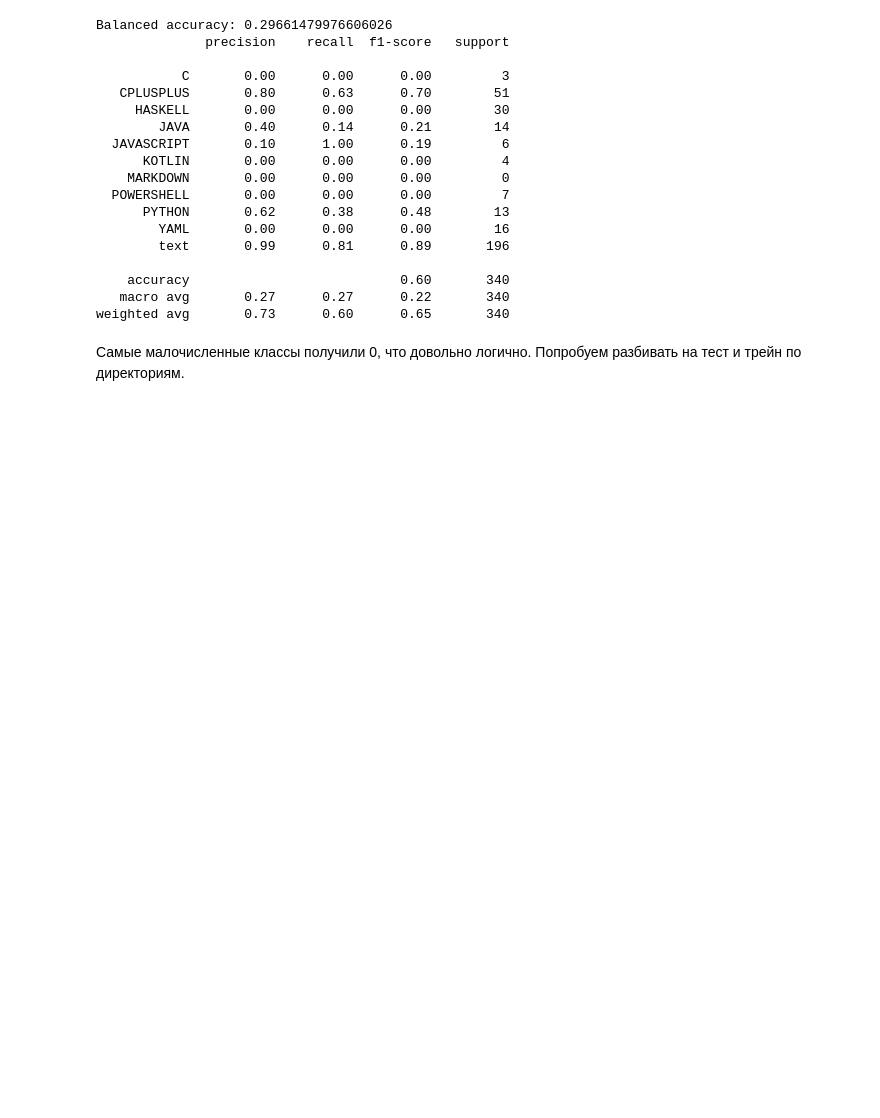
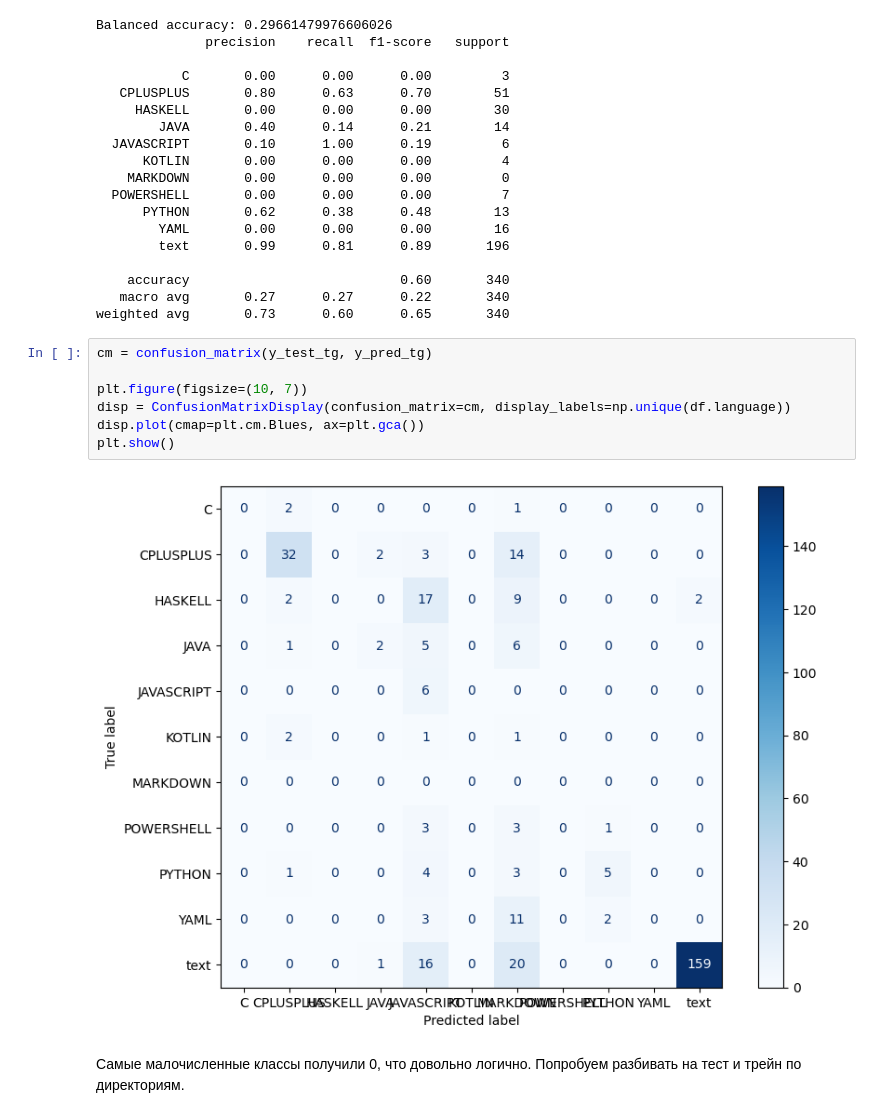
Before and after one commit to nixiieee/hse-ml-course-2024-hw, a Jupyter notebook: notebooks/hw-8/08-homework.ipynb, the cells around one changed output. Saved outputs shown, nothing was run; the diff lists cells and outputs as text; blank space fills up the shorter version.

```diff
--- a/notebooks/hw-8/08-homework.ipynb
+++ b/notebooks/hw-8/08-homework.ipynb
@@ -392,6 +423,15 @@ Balanced accuracy: 0.29661479976606026
     accuracy                           0.60       340
    macro avg       0.27      0.27      0.22       340
 weighted avg       0.73      0.60      0.65       340
+# %%
+cm = confusion_matrix(y_test_tg, y_pred_tg)
+
+plt.figure(figsize=(10, 7))
+disp = ConfusionMatrixDisplay(confusion_matrix=cm, display_labels=np.unique(df.language))
+disp.plot(cmap=plt.cm.Blues, ax=plt.gca())
+plt.show()
+# %% [output]
+[figure, added]
 # %% [markdown]
 Самые малочисленные классы получили 0, что довольно логично. Попробуем разбивать на тест и трейн по директориям.
 # %%
```
Also changed, not shown: parts of 8 cells of this notebook, 1 other file.
